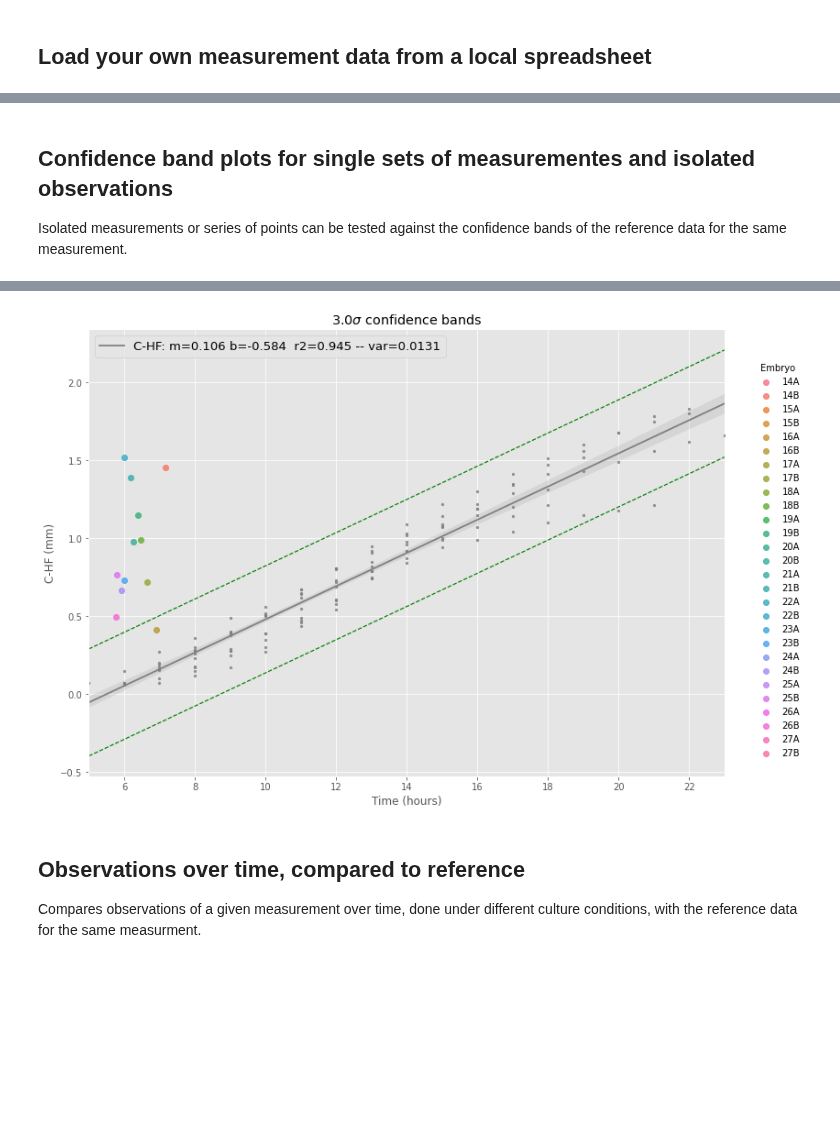
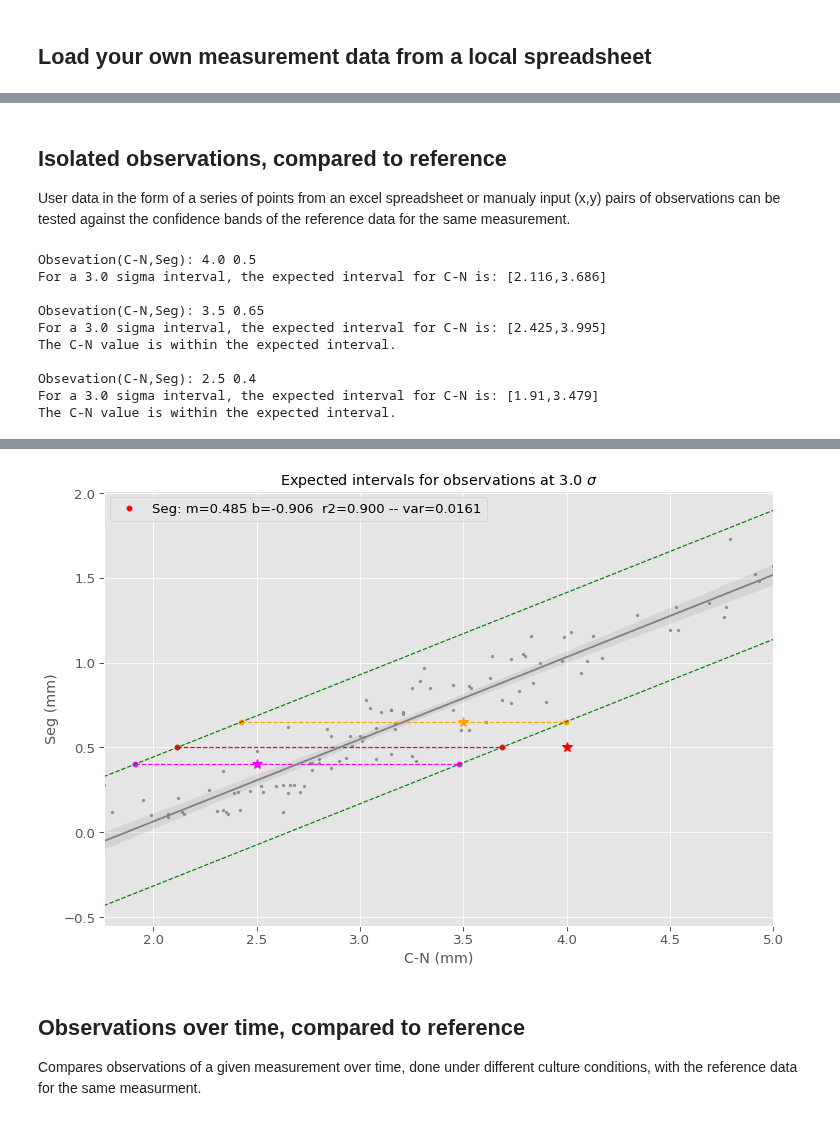
Before and after one commit to pjmartel/ChEEQ_tool, a Jupyter notebook: embryo_tool.ipynb, the cells around one changed output, grey strips where cells are left out. Drawn from its saved outputs; the diff is of its cells as text; code cells hidden in the pictures; blank space fills up the shorter version.

```diff
--- a/embryo_tool.ipynb
+++ b/embryo_tool.ipynb
@@ -157,6 +157,15 @@ def export_button(fig, name):
 class StopExecution(Exception):
     def _render_traceback_(self):
         pass
+
+# Print colored text using markdown mode
+from IPython.display import Markdown, display
+def printmd(string, color=None):
+    colorstr = "<font color='{}'>{}</font>".format(color, string)
+    display(Markdown(colorstr))
+
+# Flags
+set_manual_obervations = False #user has not input manual points
 # %% [markdown]
 ## Read sample data files from Github
 # %%
@@ -467,21 +495,24 @@ data_xper_multi = clean_data(data_xper_multi)
+# %%
+observations  = (4.0,0.5), (3.5,0.65), (2.5,0.4) #@param
+set_manual_obervations = True
 # %% [markdown]
-## Confidence band plots for single sets of measurementes and isolated observations
-Isolated measurements or series of points can be tested against the confidence bands of the reference data for the same measurement.
+## Isolated observations, compared to reference
+User data in the form of a series of points from an excel spreadsheet or manualy input (x,y) pairs of observations can be tested against the confidence bands of the reference data for the same measurement.
 # %%
 #@title  { run: "auto" }
 
 # Menus
-observation_type = "single" #@param ['isolated', 'single']
-color_by = "embryo" #@param ['embryo', 'culture type']
+observation_type = "manual" #@param ['manual', 'from file']
+color_by = "culture type" #@param ['embryo', 'culture type']
 #include_zero = include_zero == "Yes"
-x_measure = 'Time' #@param ['C-N','C-HF', 'Time']
-y_measure = 'C-HF' #@param ['C-pPL', 'C-PS', 'C-N', 'N-pPL', 'PS', 'PSM', 'C-Seg', 'Seg', 'C-HF']
+x_measure = 'C-N' #@param ['C-N','C-HF']
+y_measure = 'Seg' #@param ['C-pPL', 'C-PS', 'C-N', 'N-pPL', 'PS', 'PSM', 'C-Seg', 'Seg', 'C-HF']
 sigma = '3' #@param ['1', '2', '3', '4']
 sigma = float(sigma)
 time_displacement = "No" #@param ["Yes", "No"]
 time_displacement = time_displacement == "Yes"
 #@markdown ### For isolated observations enter (x,y) pairs separated by comas (make sure to select the correct **x_measure** and **y_measure** for your data):
-observations  = (1.4,0.5), (1.5,0.6), (1.4,1.0) #@param
+#observations  = (1.4,0.5), (1.5,0.6), (1.4,1.0) #@param
 
 
 if color_by == "embryo":
@@ -489,13 +520,14 @@ if color_by == "embryo":
 else:
   hue = "CultureType"
 
+#data = data_ref.loc[:,'Time':'C-HF']
 data = data_ref.loc[:,'Time':'C-HF']
 time = 'Time'
 # Drop points with missing data
 temp_data = data[[x_measure,y_measure]].copy()
 temp_data.dropna(axis=0, how='any', inplace=True)
 
-if observation_type == "single":
+if observation_type == "from file":
   # The smbplot is required to plot the dataframe points
   # with color according to embryo
   # Notice that lmplot creates a figure object, and not
@@ -508,7 +540,11 @@ if observation_type == "single":
   fig.set_size_inches(12,8)
   ax.set_title(f"{sigma}$\sigma$ confidence bands")
 
-elif observation_type == "isolated":
+elif observation_type == "manual":
+  if not set_manual_obervations:
+    printmd("<b>Warning:</b> display of manual observations has been selected,",color="#FF7575")
+    printmd("but not points have been input. Using default data.<br><br>", color="#FF7575")
+    observations  = (1.4,0.5), (1.5,0.6), (1.4,1.0)
   fig, ax = plt.subplots(figsize=(12,8))
   ax.set_title(f"Expected intervals for observations at {sigma} $\sigma$")
   obs_x, obs_y = zip(*observations)
@@ -598,34 +634,44 @@ y = y[p]
 
 # Estimate linear regression paramenters
 m, b, r, _, xx = linregress(x, y)
 
 # calc standard deviation of residuals
 y_hat = m * x + b
 yy = y - y_hat
 yy_var = yy.var(ddof=2)
 yy_std = np.sqrt(yy_var)
 
 
 label = f"{y_measure}(reference): m={m:5.2f}  b={b:5.2f}  r2={r*r:5.2f}"
 label = label + f" -- var={yy_var:6.4f}"
 # regplot will plot reference points and corresponding
 # regression line
 
 sb.set_context("paper",font_scale=1.5)
 label, _, _, _, _ = regplot_with_bands(ax=ax, x_var=x_measure,
                                        y_var=y_measure, limits=True,
                                        data=data_ref, sigma=sigma,
                                        scatter=True,color="gray",scatter_kws={'s':5})
 # Add units to labels
 x_unit = " (hours)" if x_measure=='Time' else " (mm)"
 ax.set_xlabel(ax.get_xlabel() + x_unit)
 ax.set_ylabel(ax.get_ylabel()+" (mm)")
 #_ = sb.regplot(x=x_meas, y=y_meas, data=data_ref,ax=g.ax,color='gray', scatter_kws={'s':5})
 
 _ = ax.legend(['_','_',label])
 # %% [output]
+Obsevation(C-N,Seg): 4.0 0.5
+For a 3.0 sigma interval, the expected interval for C-N is: [2.116,3.686]
+
+Obsevation(C-N,Seg): 3.5 0.65
+For a 3.0 sigma interval, the expected interval for C-N is: [2.425,3.995]
+The C-N value is within the expected interval.
+
+Obsevation(C-N,Seg): 2.5 0.4
+For a 3.0 sigma interval, the expected interval for C-N is: [1.91,3.479]
+The C-N value is within the expected interval.
 [interactive output not drawn]
-[figure, old version]
+[figure, new version]
 # %% [markdown]
 ## Observations over time, compared to reference
 Compares observations of a given measurement over time, done under different culture conditions, with the reference data for the same measurment.
```
Also changed, not shown: parts of 12 cells of this notebook.
